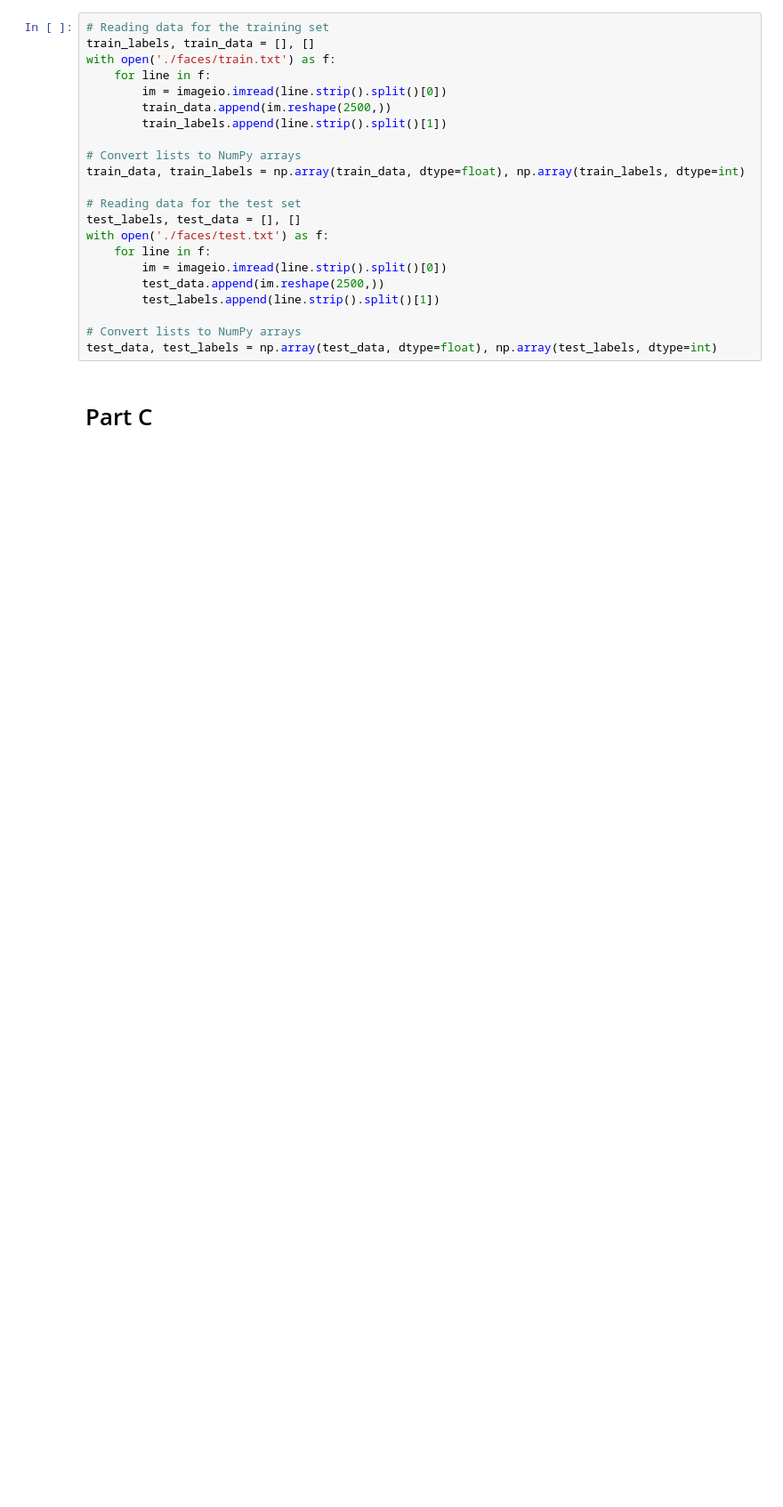
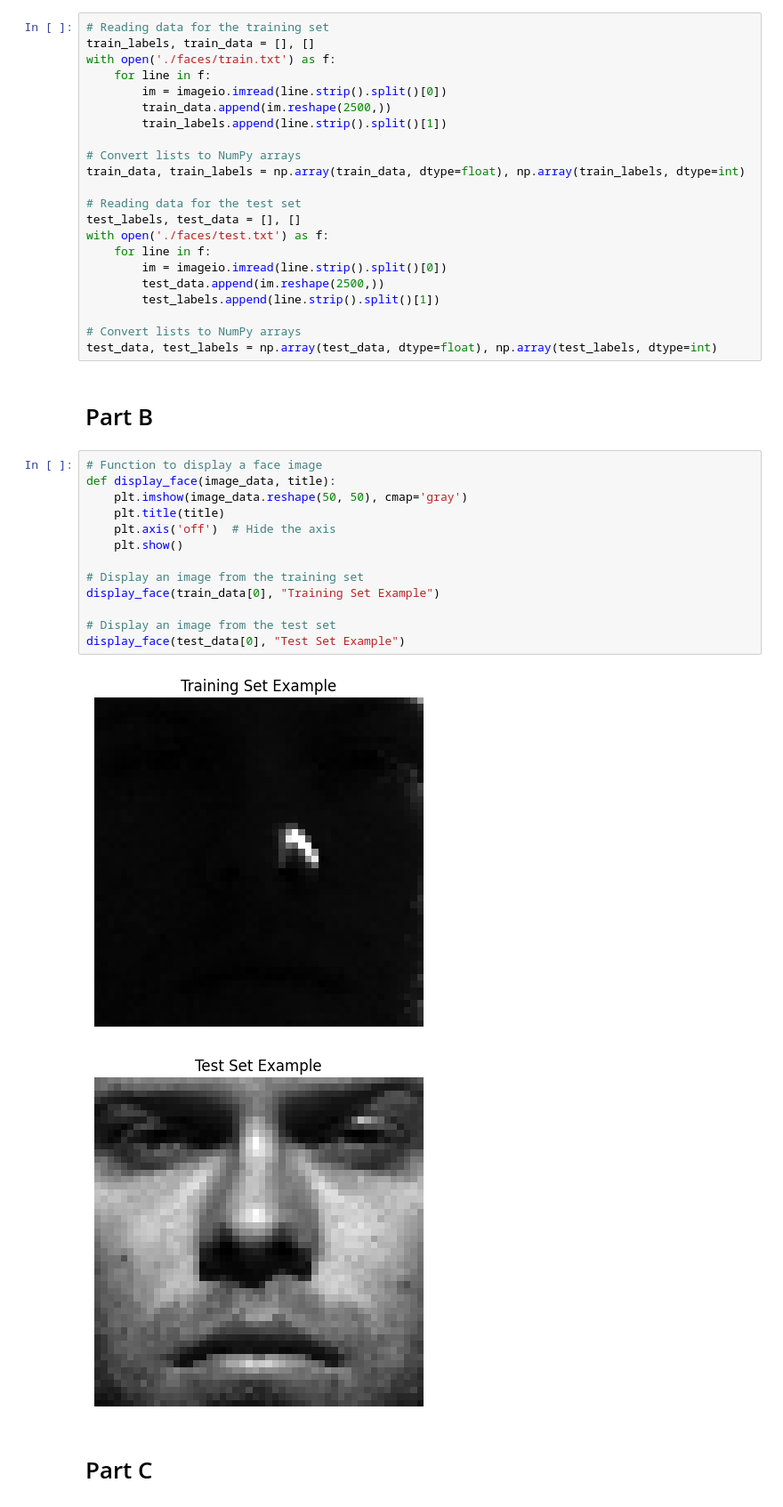
Before and after one commit to DrDrewCain/Applied-Machine-Learning, a Jupyter notebook: hw4.ipynb, the cells around one changed output. Shown at 89% size. Drawn from its saved outputs; the diff is of its cells as text; blank space fills up the shorter version.

```diff
--- a/hw4.ipynb
+++ b/hw4.ipynb
@@ -33,6 +33,24 @@ with open('./faces/test.txt') as f:
 
 # Convert lists to NumPy arrays
 test_data, test_labels = np.array(test_data, dtype=float), np.array(test_labels, dtype=int)
+# %% [markdown]
+# Part B
+# %%
+# Function to display a face image
+def display_face(image_data, title):
+    plt.imshow(image_data.reshape(50, 50), cmap='gray')
+    plt.title(title)
+    plt.axis('off')  # Hide the axis
+    plt.show()
+
+# Display an image from the training set
+display_face(train_data[0], "Training Set Example")
+
+# Display an image from the test set
+display_face(test_data[0], "Test Set Example")
+# %% [output]
+[figure, added]
+[figure, added]
 # %% [markdown]
 # Part C
 # %%
```
Also changed, not shown: parts of 7 cells of this notebook.
